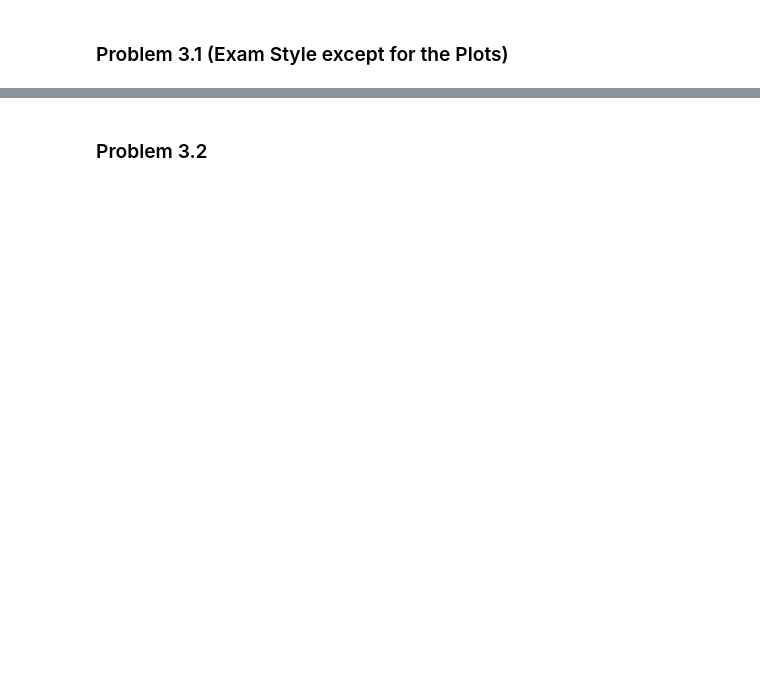
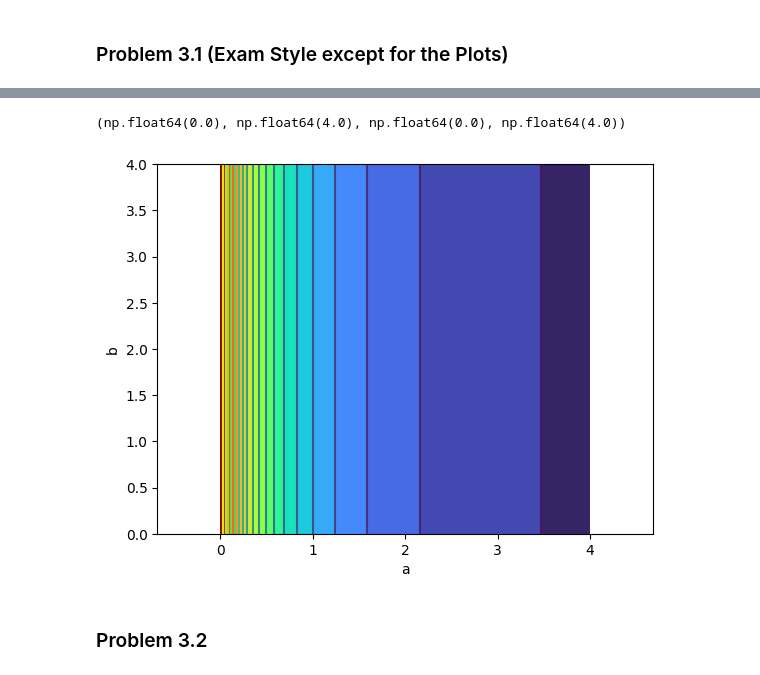
Before and after one commit to glianx/cs371, a Jupyter notebook: hw/hw3/gordon.ipynb, the cells around one changed output, grey strips where cells are left out. Drawn from its saved outputs; the diff is of its cells as text; code cells hidden in the pictures; blank space fills up the shorter version.

```diff
--- a/hw/hw3/gordon.ipynb
+++ b/hw/hw3/gordon.ipynb
@@ -172,3 +225,25 @@ from autograd import elementwise_grad as gradient
+# %%
+def gamma(a,b,x):
+    dhda = -anp.exp(-b*x) / (1 + a * anp.exp(-b * x))**2
+    dhdb = x * a * anp.exp(-b * x) / (1 + a * anp.exp(-b * x))**2
+    return (dhda**2+dhdb**2)**0.5
+# %%
+fig, ax = plt.subplots()
+x = 0
+a = anp.linspace(0, 4, 100)
+b = anp.linspace(0, 4, 100)
+A, B = anp.meshgrid(a, b)
+
+Z = gamma(A,B,x)
+
+ax.set_xlabel("a")
+ax.set_ylabel("b")
+ax.contour(A, B, Z, levels=20)
+ax.contourf(A, B, Z, levels=20, cmap="turbo")
+plt.axis('equal')
+# %% [output]
+(np.float64(0.0), np.float64(4.0), np.float64(0.0), np.float64(4.0))
+[figure, added]
 # %% [markdown]
 ### Problem 3.2
 # %%
```
Also changed, not shown: parts of 18 cells of this notebook, 6 other files.
